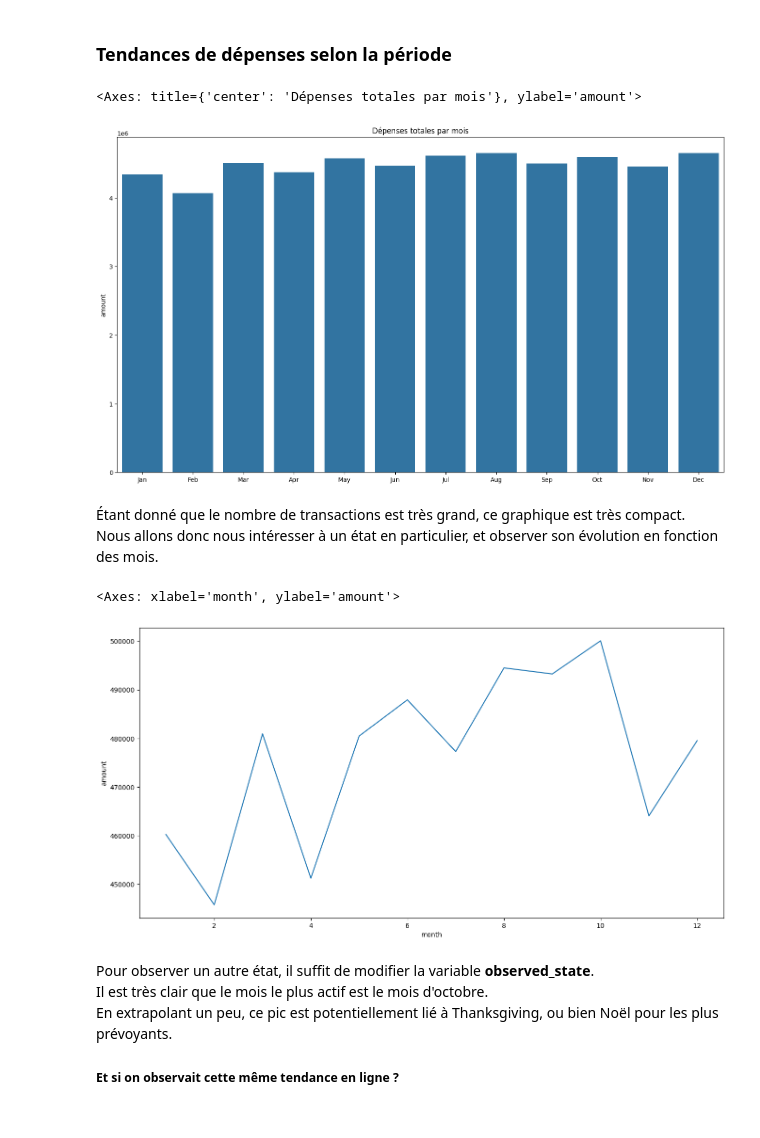
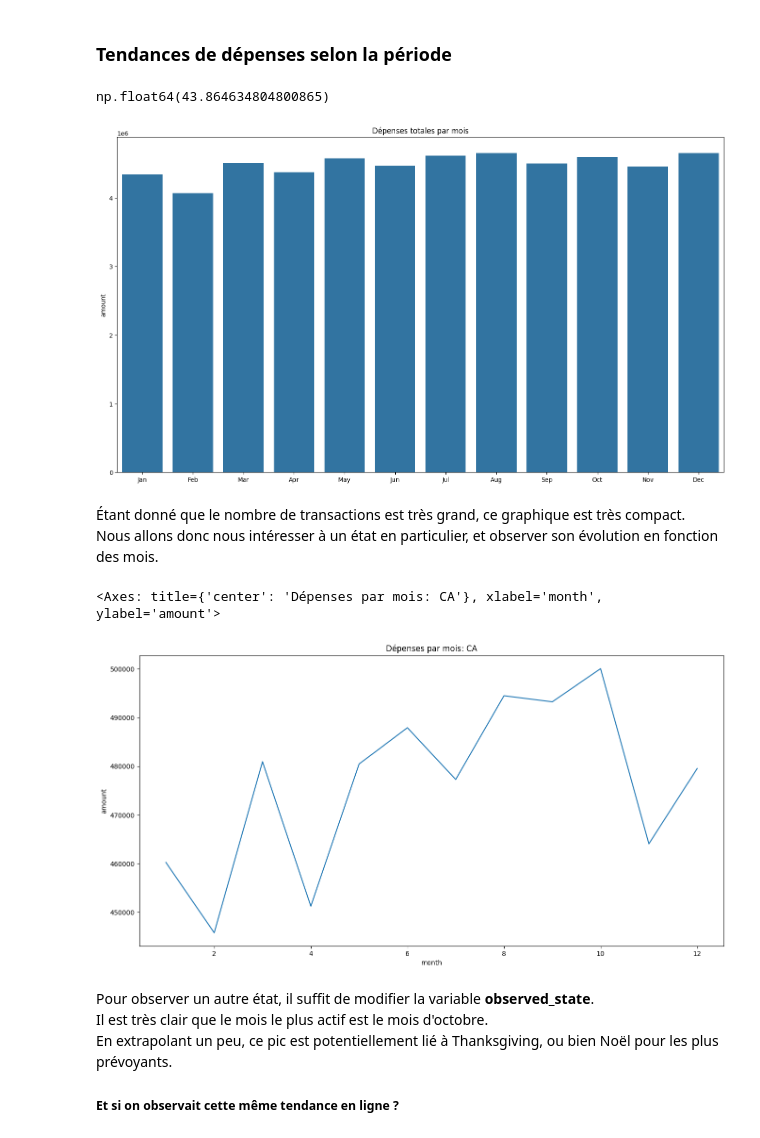
Before and after one commit to etu47734/Projet-Data-Analytics, a Jupyter notebook: init.ipynb, the cells around one changed output. Drawn from its saved outputs; the diff is of its cells as text; code cells hidden in the pictures.

```diff
--- a/init.ipynb
+++ b/init.ipynb
@@ -249,8 +253,9 @@ plt.title("Dépenses totales par mois")
 transactions_by_date = transactions.groupby(['month']).amount
 amount_by_date = transactions_by_date.sum()
 sns.barplot(x=months, y=amount_by_date)
+amount_by_date.describe()
 # %% [output]
-<Axes: title={'center': 'Dépenses totales par mois'}, ylabel='amount'>
+np.float64(43.864634804800865)
 [figure]
 # %% [markdown]
 
@@ -260,15 +265,16 @@ Nous allons donc nous intéresser à un état en particulier, et observer son é
 # %%
 
 plt.figure(figsize=(16,8))
 
 observed_state = "CA"
+plt.title("Dépenses par mois: " + observed_state)
 
 amount_by_state_per_month = transactions.groupby(['merchant_state', 'month']).amount.sum()
 
 sns.lineplot(data=amount_by_state_per_month[observed_state])
 # %% [output]
-<Axes: xlabel='month', ylabel='amount'>
+<Axes: title={'center': 'Dépenses par mois: CA'}, xlabel='month', ylabel='amount'>
-[figure, old version]
+[figure, new version]
 # %% [markdown]
 Pour observer un autre état, il suffit de modifier la variable **observed_state**.
 Il est très clair que le mois le plus actif est le mois d'octobre.
```
Also changed, not shown: parts of 4 cells of this notebook.
